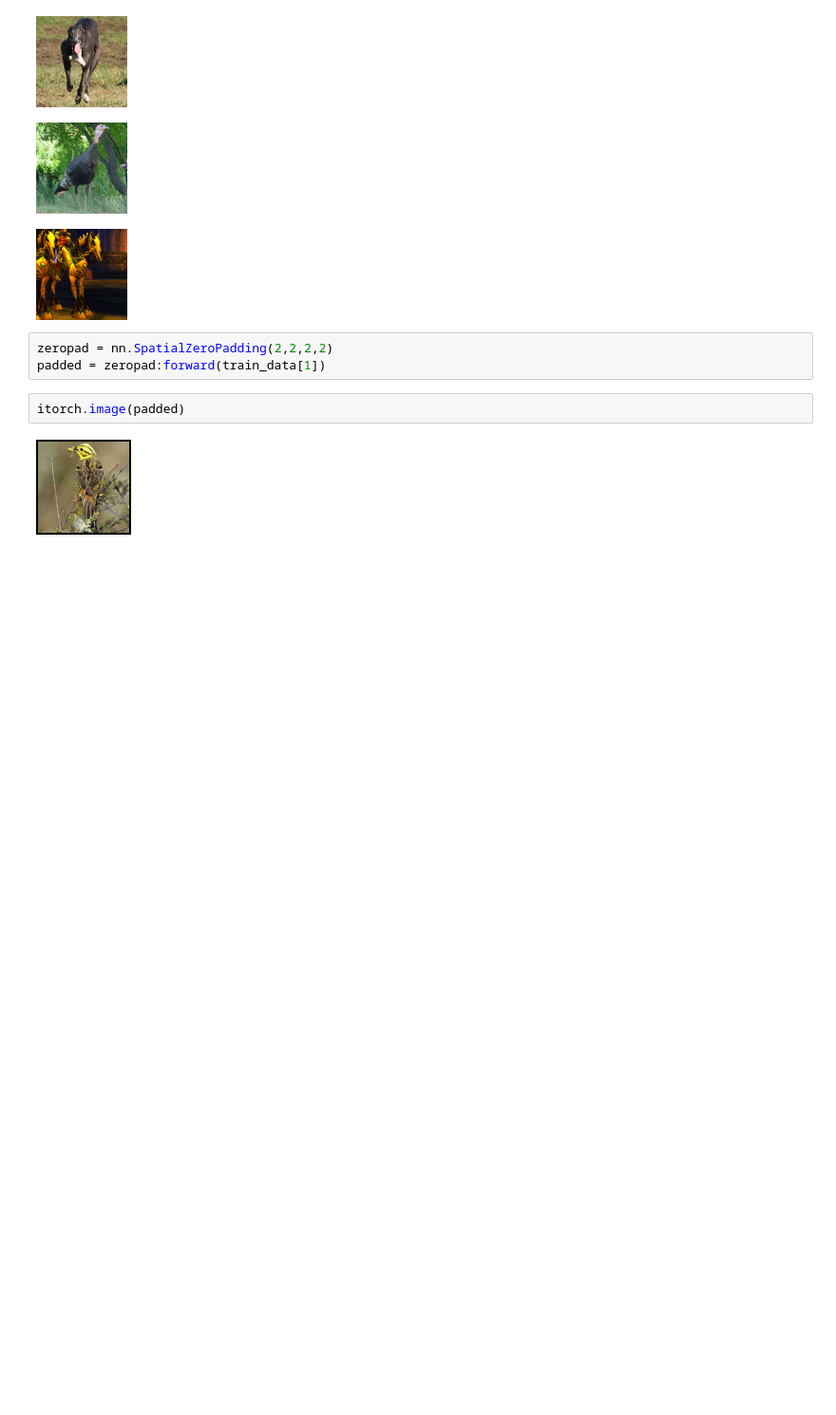
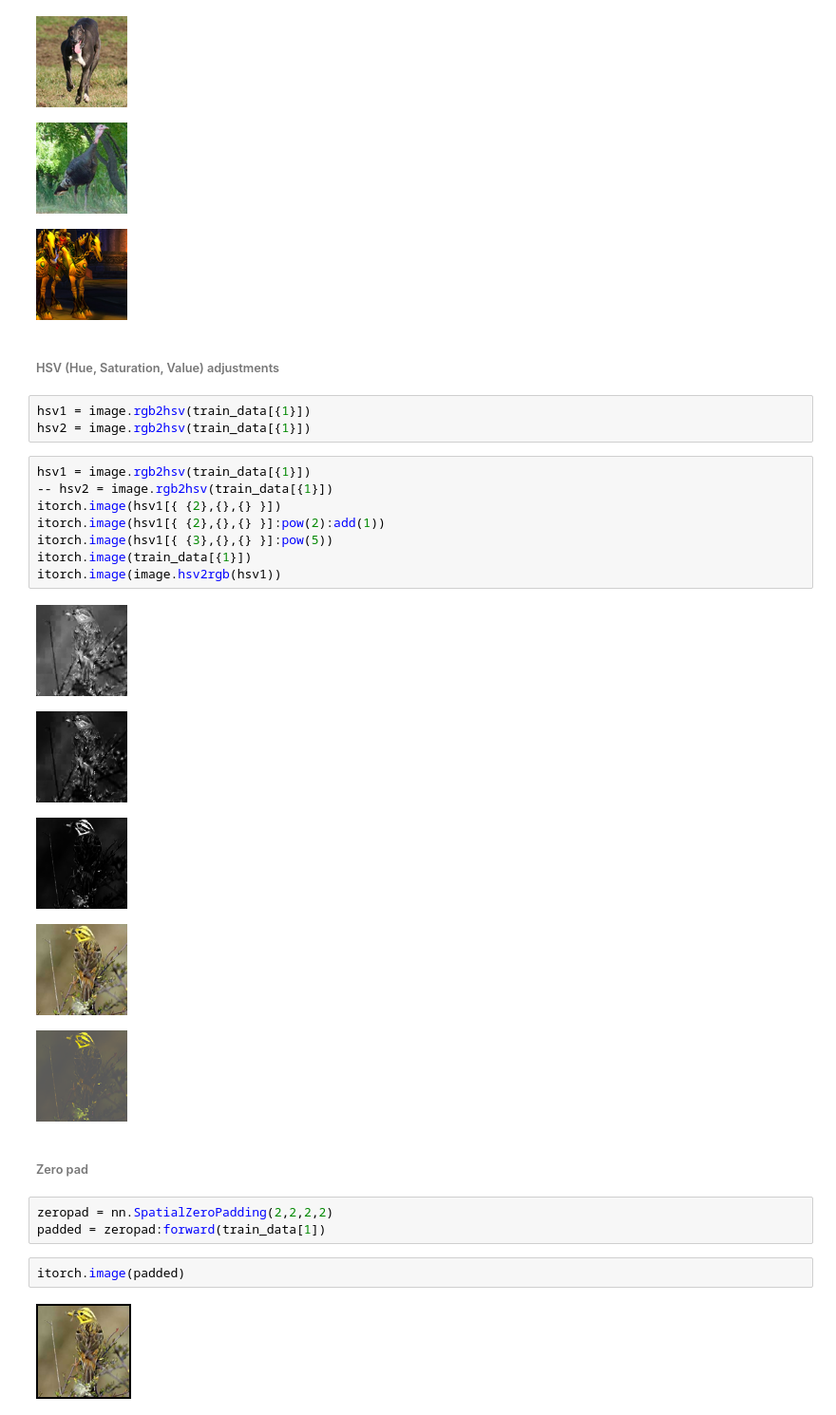
Before and after one commit to pvarsh/DeepBlue_STL-10, a Jupyter notebook: notebooks/model_visualize.ipynb, the cells around one changed output. Shown at 95% size. Saved outputs shown, nothing was run; the diff lists cells and outputs as text; blank space fills up the shorter version.

```diff
--- a/notebooks/model_visualize.ipynb
+++ b/notebooks/model_visualize.ipynb
@@ -51,6 +51,27 @@ itorch.image(train_data[{4}])
 [figure]
 [figure]
 [figure]
+# %% [markdown]
+###### HSV (Hue, Saturation, Value) adjustments
+# %%
+hsv1 = image.rgb2hsv(train_data[{1}])
+hsv2 = image.rgb2hsv(train_data[{1}])
+# %%
+hsv1 = image.rgb2hsv(train_data[{1}])
+-- hsv2 = image.rgb2hsv(train_data[{1}])
+itorch.image(hsv1[{ {2},{},{} }])
+itorch.image(hsv1[{ {2},{},{} }]:pow(2):add(1))
+itorch.image(hsv1[{ {3},{},{} }]:pow(5))
+itorch.image(train_data[{1}])
+itorch.image(image.hsv2rgb(hsv1))
+# %% [output]
+[figure, added]
+[figure, added]
+[figure, added]
+[figure, added]
+[figure, added]
+# %% [markdown]
+###### Zero pad
 # %%
 zeropad = nn.SpatialZeroPadding(2,2,2,2)
 padded = zeropad:forward(train_data[1])
```
Also changed, not shown: parts of 4 cells of this notebook.
